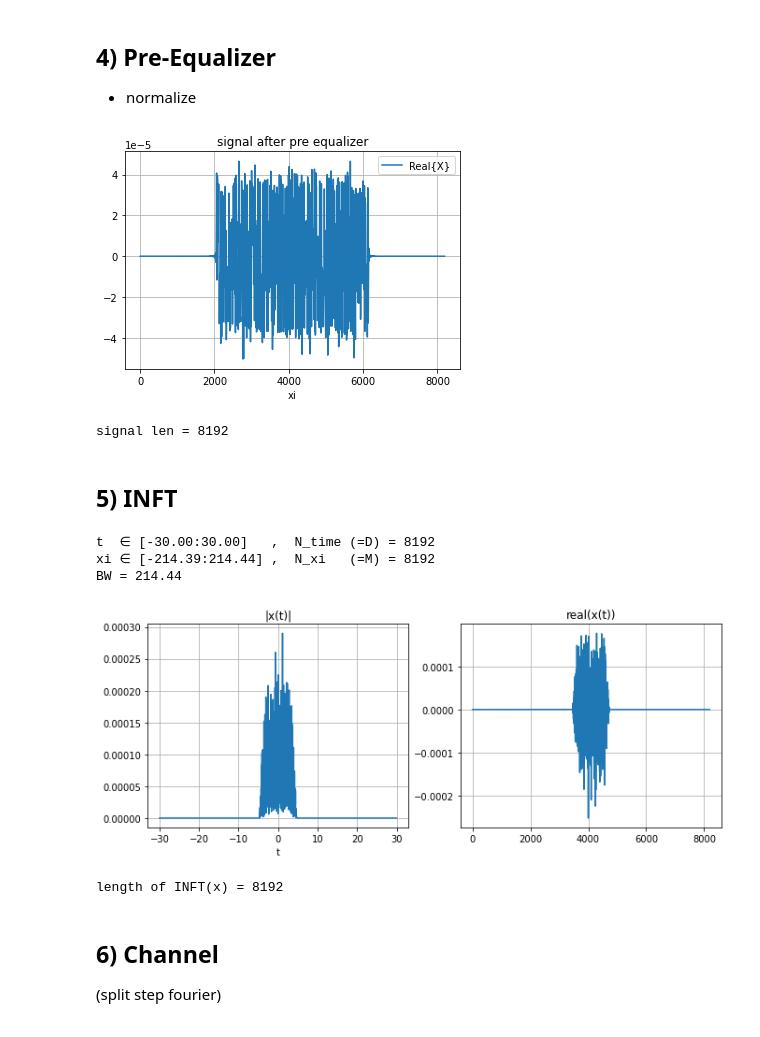
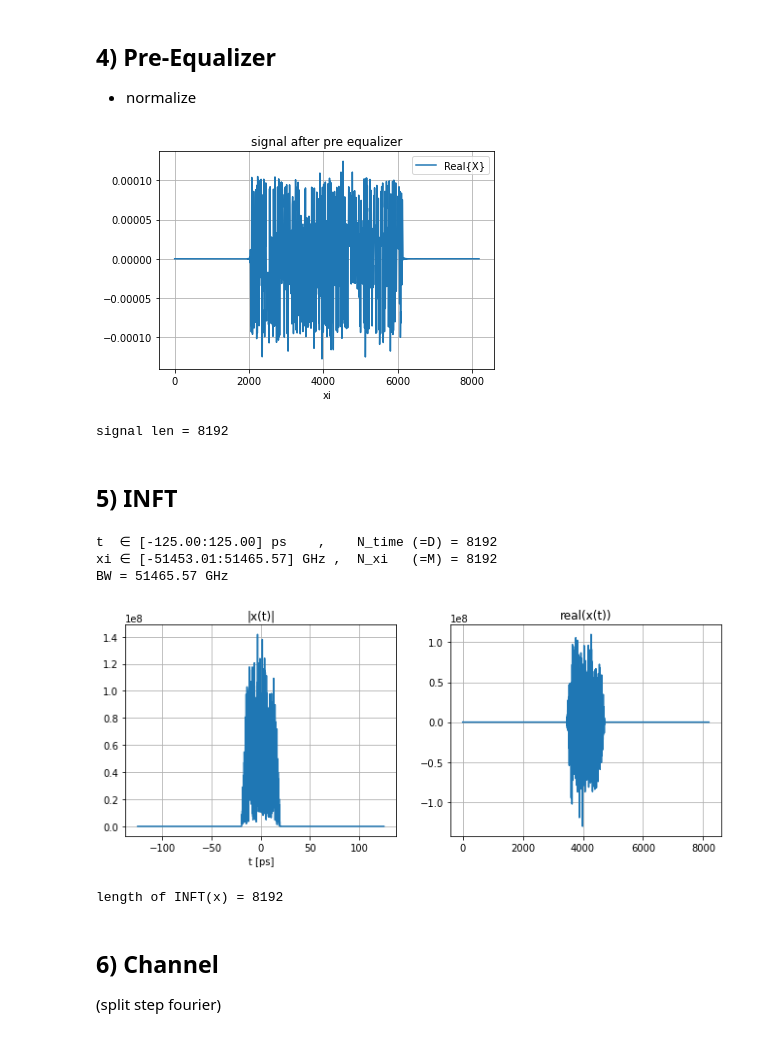
Before and after one commit to Yarden92/Thesis-code, a Jupyter notebook: apps/single_run_full_debug.ipynb, the cells around one changed output. Drawn from its saved outputs; the diff is of its cells as text; code cells hidden in the pictures.

```diff
--- a/apps/single_run_full_debug.ipynb
+++ b/apps/single_run_full_debug.ipynb
@@ -21,14 +21,25 @@ ssf = SplitStepFourier(
     b2=-20e-27,
     gamma=0.003,
     t0=125e-12,
-    last_step=1e-1,
-    dt=1e-12*1e4,
-    h=3
+    z_n=1,
+    h=500
 )
+modify_t0 = 1e0
+modify_zn = 1e0
+modify_h = 1e0
+
 cs = ChannelSimulator(m_qam=16,
                       num_symbols=512,
-                      normalization_factor=0.00001,
-                      channel_func=ssf,
+                      normalization_factor=1e-3,
+                      t0=125e-12*modify_t0,
+                      channel_func=SplitStepFourier(
+                          alpha=0,
+                          b2=-20e-27,
+                          gamma=0.003,
+                          t0=125e-12*modify_t0,
+                          z_n=1*modify_zn,
+                          h=500*modify_h
+                      ),
                       verbose=True)
 
 cb = ChannelBlocks(cs.verbose)
@@ -137,20 +145,22 @@ if cs.verbose:
 ## 4) Pre-Equalizer
 *   normalize
 # %%
-cs.x[4] = cb.pre_equalize(cs.x[3],cs.normalization_factor)
+cs.x[4] = cb.pre_equalize(cs.x[3], cs.normalization_factor, cs.P_0)
 # %% [output]
-[figure, old version]
+[figure, new version]
 signal len = 8192
 # %% [markdown]
 ## 5) INFT
 # %%
-cs.N_xi, cs.N_time, cs.tvec, cs.xivec, cs.BW = cb.gen_nft_params(cs.x[4],Tmax=cs.Tmax)
-cs.x[5] = cb.inft(cs.x[4],cs.tvec,cs.xivec)
+cs.N_xi, cs.N_time, cs.tvec, cs.xivec, cs.BW, cs.dt = cb.gen_nft_params(cs.x[4], t0=cs.t0)
+cs.channel_func.set_dt(cs.dt)
+
+cs.x[5] = cb.inft(cs.x[4], cs.tvec, cs.xivec)
 # %% [output]
-t  ∈ [-30.00:30.00]   ,  N_time (=D) = 8192
-xi ∈ [-214.39:214.44] ,  N_xi   (=M) = 8192
-BW = 214.44
+t  ∈ [-125.00:125.00] ps    ,    N_time (=D) = 8192
+xi ∈ [-51453.01:51465.57] GHz ,  N_xi   (=M) = 8192
+BW = 51465.57 GHz
-[figure, old version]
+[figure, new version]
 length of INFT(x) = 8192
 # %% [markdown]
 ## 6) Channel
```
Also changed, not shown: parts of 14 cells of this notebook, 10 other files.
